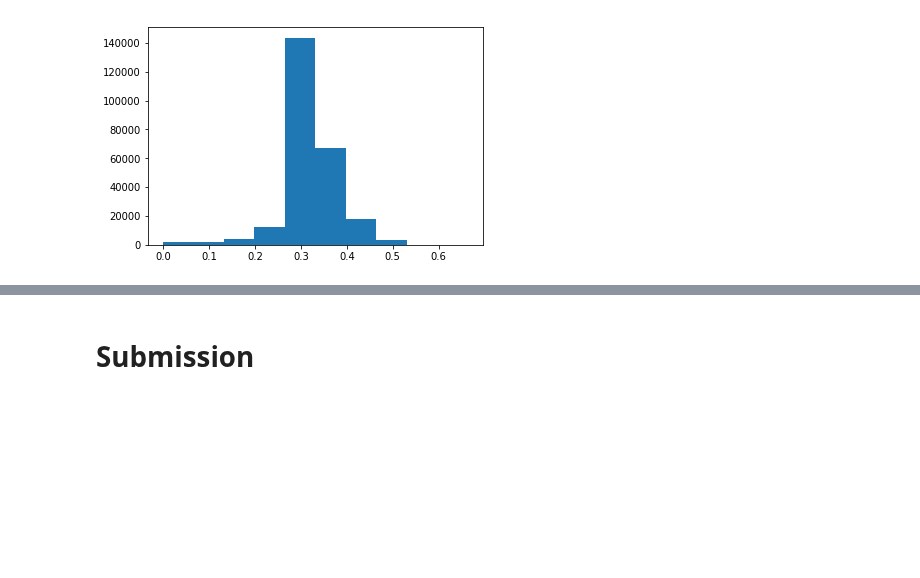
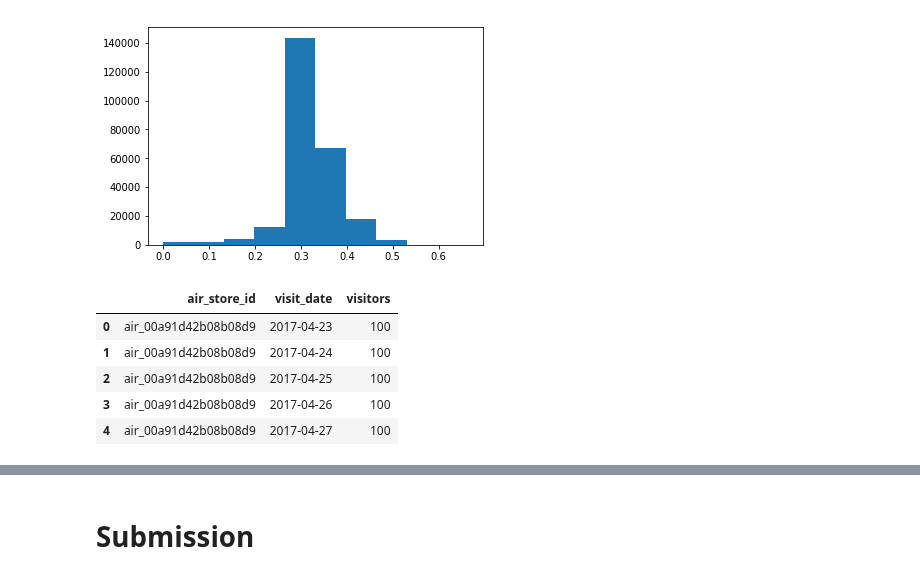
Before and after one commit to xiaochuan-du/ml_utils, a Jupyter notebook: proj/RRVF/test.ipynb, the cells around one changed output, grey strips where cells are left out. Drawn from its saved outputs; the diff is of its cells as text; code cells hidden in the pictures; blank space fills up the shorter version.

```diff
--- a/proj/RRVF/test.ipynb
+++ b/proj/RRVF/test.ipynb
@@ -176,0 +183,9 @@ plt.hist(pred_trn)
+# %%
+trn_like_test.head()
+# %% [output]
+|  | air_store_id | visit_date | visitors |
+| 0 | air_00a91d42b08b08d9 | 2017-04-23 | 100 |
+| 1 | air_00a91d42b08b08d9 | 2017-04-24 | 100 |
+| 2 | air_00a91d42b08b08d9 | 2017-04-25 | 100 |
+| 3 | air_00a91d42b08b08d9 | 2017-04-26 | 100 |
+| 4 | air_00a91d42b08b08d9 | 2017-04-27 | 100 |
```
Also changed, not shown: parts of 30 cells of this notebook, 2 other files.
